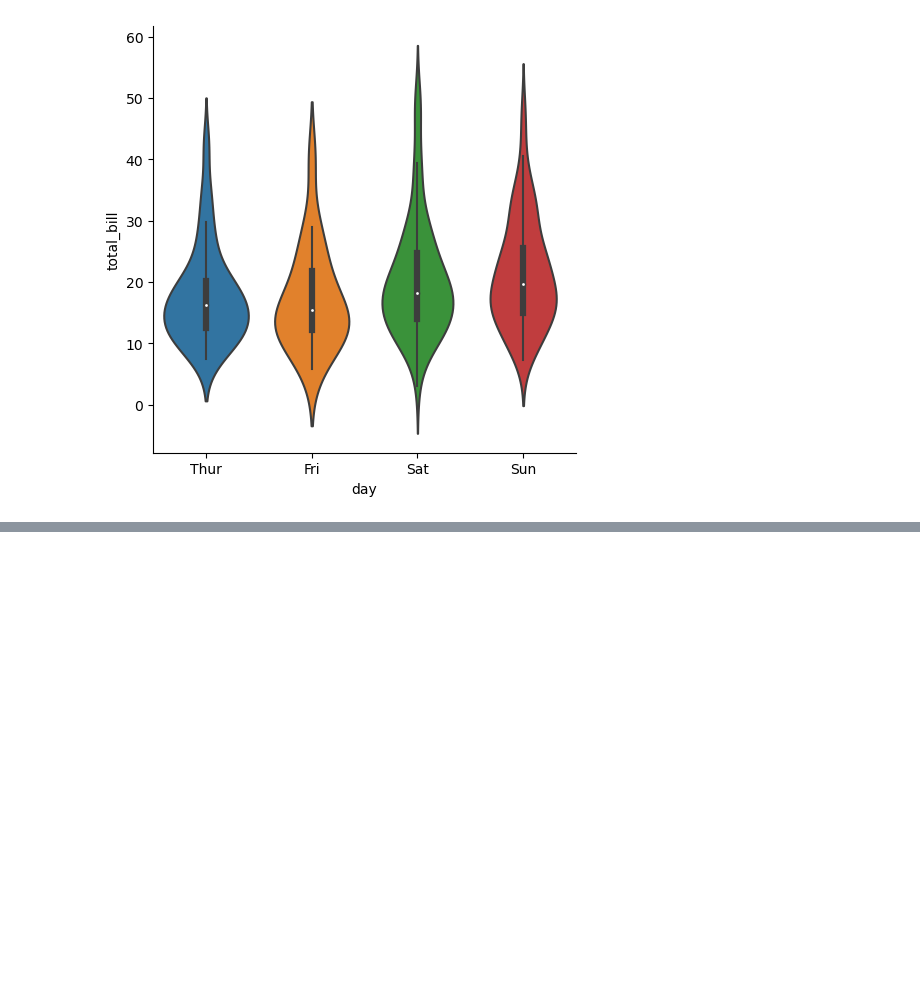
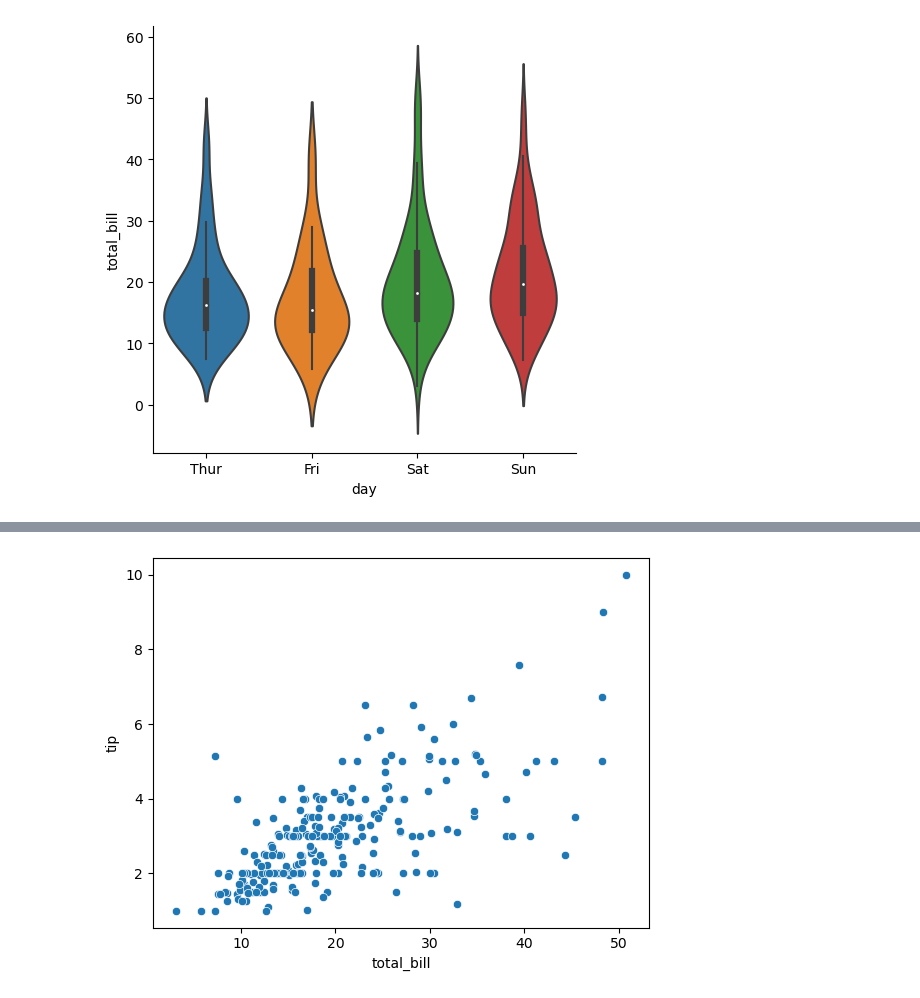
Before and after one commit to Alihanesentas/Exploratory-Data-Analysis, a Jupyter notebook: Day-3.ipynb, the cells around one changed output, grey strips where cells are left out. Cells and saved outputs as stored; diff of their text form; code cells hidden in the pictures; blank space fills up the shorter version.

```diff
--- a/Day-3.ipynb
+++ b/Day-3.ipynb
@@ -120,0 +124,5 @@ sns.catplot(x="day", y="total_bill", kind="violin", data=df);
+# %%
+import seaborn as sns
+tips = sns.load_dataset('tips')
+df = tips.copy()
+df.head()
@@ -120,0 +136,4 @@ sns.catplot(x="day", y="total_bill", kind="violin", data=df);
+# %%
+sns.scatterplot(x = "total_bill", y = "tip", data = df);
+# %% [output]
+[figure, added]
```
Also changed, not shown: parts of 3 cells of this notebook.
